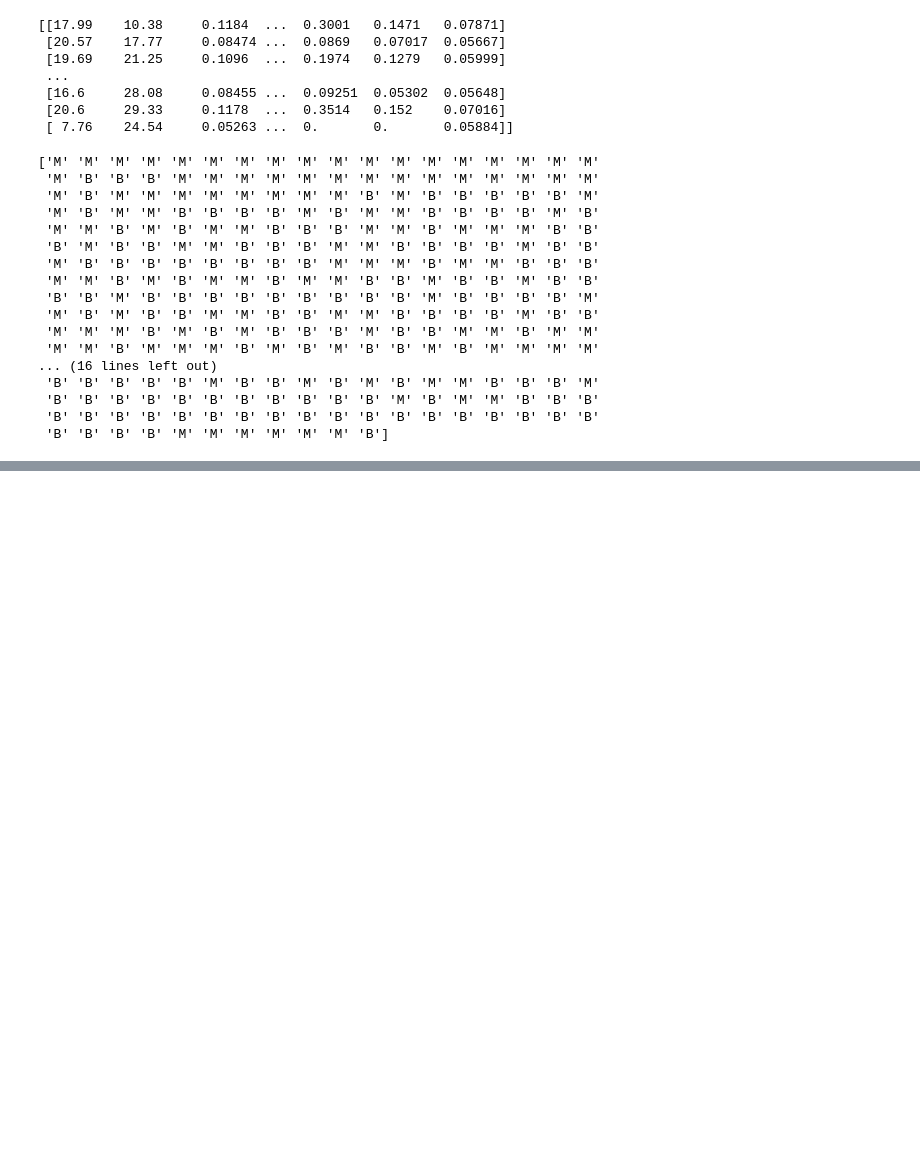
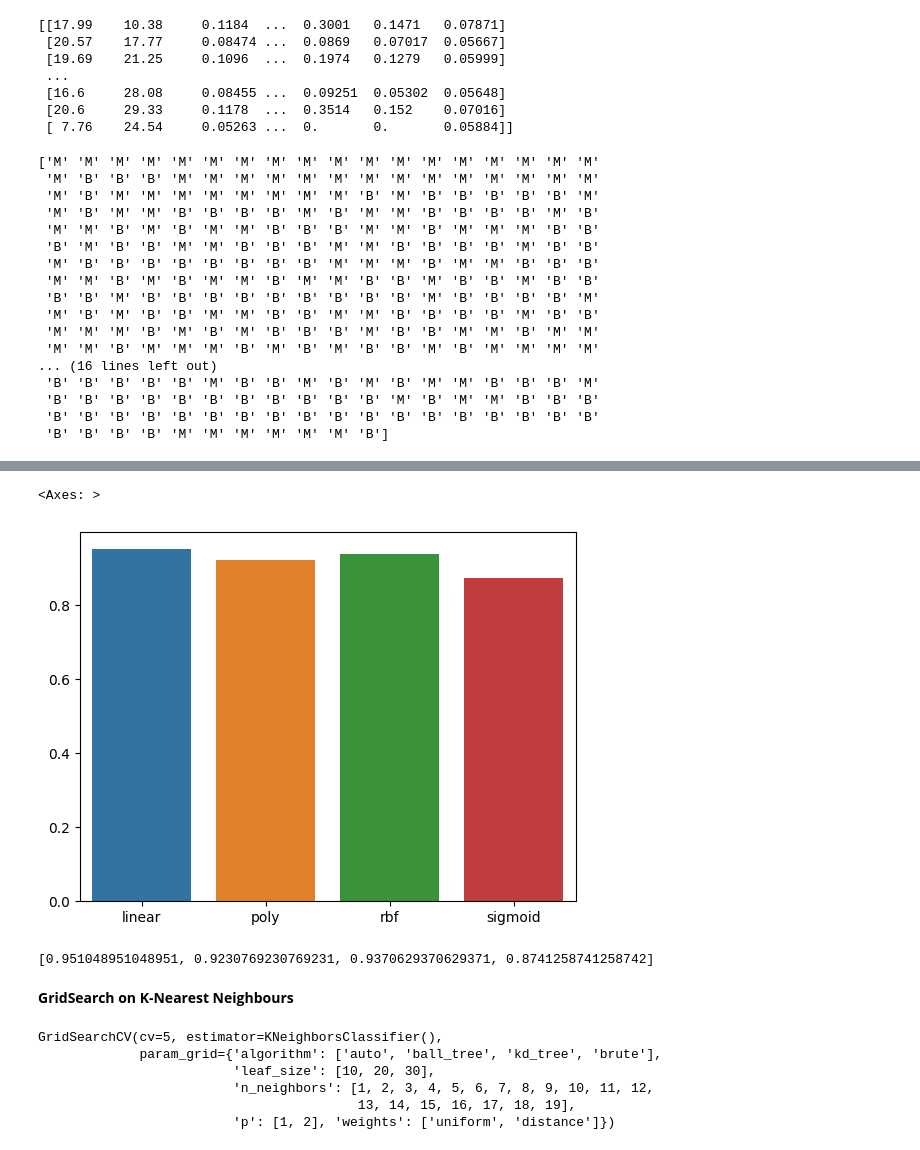
Before and after one commit to yeremeieva/kma_neural_networks, a Jupyter notebook: lab1/lab1yeremeieva.ipynb, the cells around one changed output, grey strips where cells are left out. Cells and saved outputs as stored; diff of their text form; code cells hidden in the pictures; blank space fills up the shorter version.

```diff
--- a/lab1/lab1yeremeieva.ipynb
+++ b/lab1/lab1yeremeieva.ipynb
@@ -249,0 +313,20 @@ classifier.predict(sc.transform([[30, 87000]]))
+# %%
+kernels = ['linear', 'poly', 'rbf', 'sigmoid']
+accuracy_list = []
+# %%
+for ker in kernels:
+    n = SVC(kernel=ker)
+    n.fit(X_train, y_train)
+    y_pred = n.predict(X_test)
+    accuracy_list.append(accuracy_score(y_test, y_pred))
+# %%
+sns.barplot(data = { 'kernels': kernels, 'accuracy': accuracy_list }, x = 'kernels', y = 'accuracy')
+# %% [output]
+<Axes: >
+[figure, added]
+# %%
+accuracy_list
+# %% [output]
+[0.951048951048951, 0.9230769230769231, 0.9370629370629371, 0.8741258741258742]
+# %% [markdown]
+**GridSearch on K-Nearest Neighbours**
@@ -249,0 +343,13 @@ classifier.predict(sc.transform([[30, 87000]]))
+# %%
+knn = KNeighborsClassifier()
+
+grid_search = GridSearchCV(knn, param_grid, cv=5)
+
+grid_search.fit(X_train, y_train)
+# %% [output]
+GridSearchCV(cv=5, estimator=KNeighborsClassifier(),
+             param_grid={'algorithm': ['auto', 'ball_tree', 'kd_tree', 'brute'],
+                         'leaf_size': [10, 20, 30],
+                         'n_neighbors': [1, 2, 3, 4, 5, 6, 7, 8, 9, 10, 11, 12,
+                                         13, 14, 15, 16, 17, 18, 19],
+                         'p': [1, 2], 'weights': ['uniform', 'distance']})
```
Also changed, not shown: parts of 34 cells of this notebook, 1 other file.
